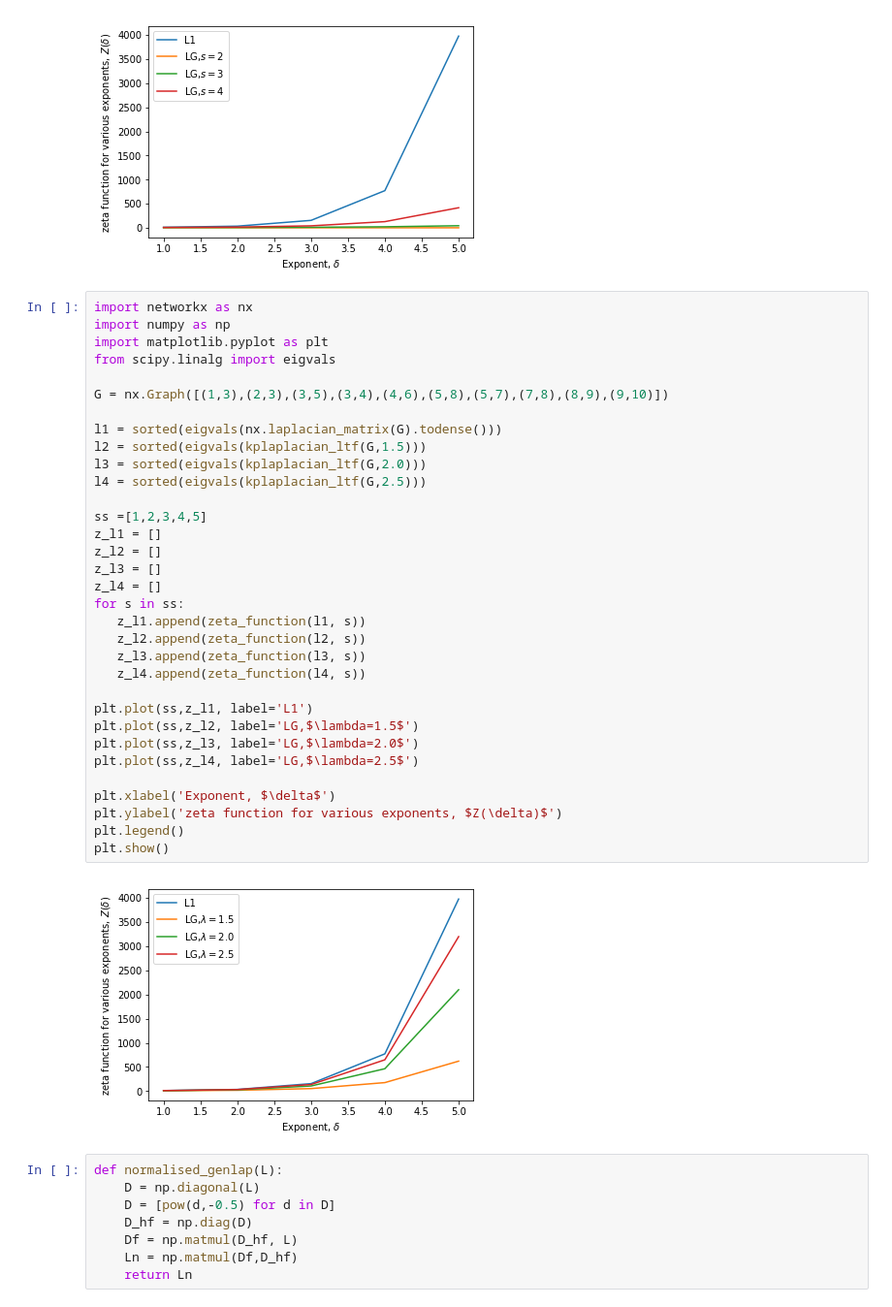
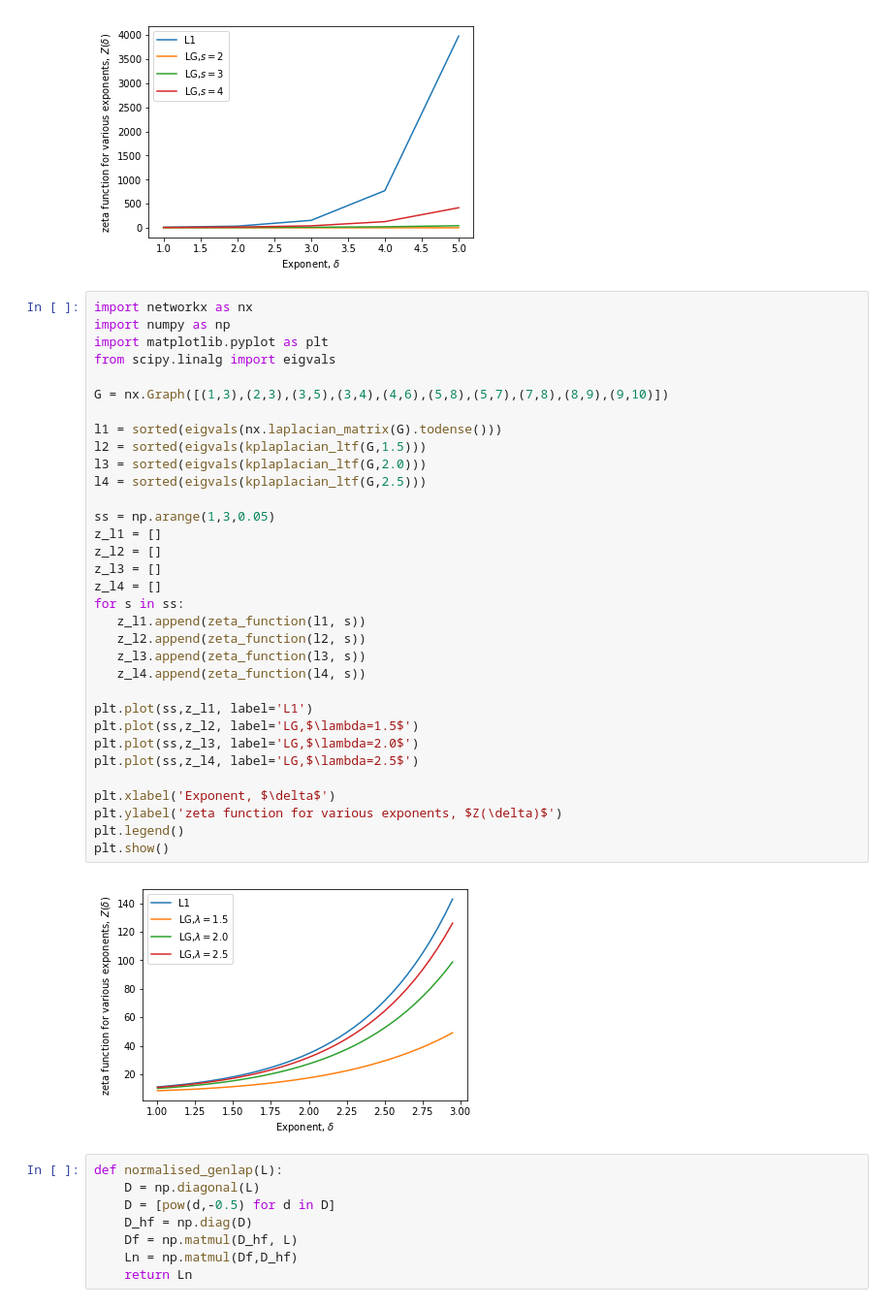
Before and after one commit to NanyanziAlice/Research-Code, a Jupyter notebook: Zeta-function-simulations.ipynb, the cells around one changed output. Shown at 97% size. Drawn from its saved outputs; the diff is of its cells as text.

```diff
--- a/Zeta-function-simulations.ipynb
+++ b/Zeta-function-simulations.ipynb
@@ -173,35 +173,35 @@ import numpy as np
 import matplotlib.pyplot as plt
 from scipy.linalg import eigvals
 
 G = nx.Graph([(1,3),(2,3),(3,5),(3,4),(4,6),(5,8),(5,7),(7,8),(8,9),(9,10)])
 
 l1 = sorted(eigvals(nx.laplacian_matrix(G).todense()))
 l2 = sorted(eigvals(kplaplacian_ltf(G,1.5)))
 l3 = sorted(eigvals(kplaplacian_ltf(G,2.0)))
 l4 = sorted(eigvals(kplaplacian_ltf(G,2.5)))
 
-ss =[1,2,3,4,5]
+ss = np.arange(1,3,0.05)
 z_l1 = []
 z_l2 = []
 z_l3 = []
 z_l4 = []
 for s in ss:
    z_l1.append(zeta_function(l1, s))
    z_l2.append(zeta_function(l2, s))
    z_l3.append(zeta_function(l3, s))
    z_l4.append(zeta_function(l4, s))
 
 plt.plot(ss,z_l1, label='L1')
 plt.plot(ss,z_l2, label='LG,$\lambda=1.5$')
 plt.plot(ss,z_l3, label='LG,$\lambda=2.0$')
 plt.plot(ss,z_l4, label='LG,$\lambda=2.5$')
 
 plt.xlabel('Exponent, $\delta$')
 plt.ylabel('zeta function for various exponents, $Z(\delta)$')
 plt.legend()
 plt.show()
 # %% [output]
-[figure, old version]
+[figure, new version]
 # %%
 def normalised_genlap(L):
     D = np.diagonal(L)
```
Also changed, not shown: parts of 3 cells of this notebook, 6 other files.
